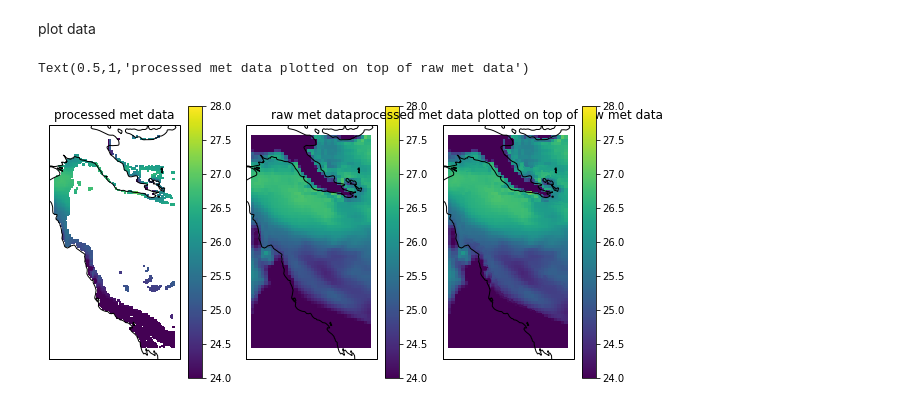
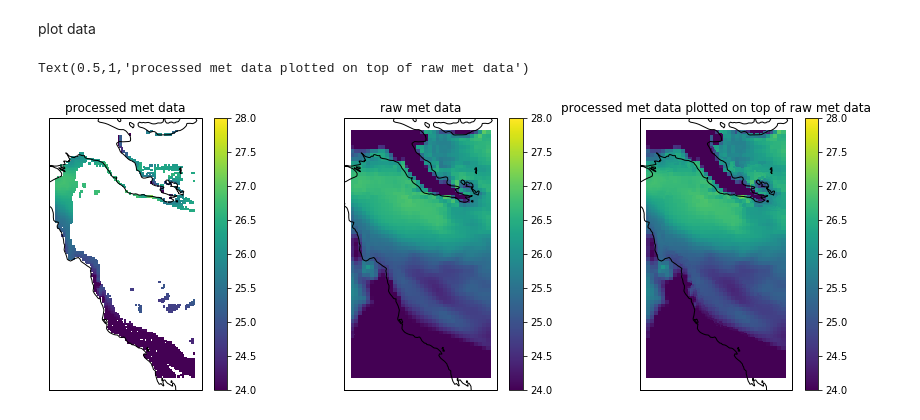
Before and after one commit to PaulHalloran/batmobile_jupyter_notebooks, a Jupyter notebook: s2p3_comparing_pre_and_post_processed_met.ipynb, the cells around one changed output. Drawn from its saved outputs; the diff is of its cells as text; code cells hidden in the pictures.

```diff
--- a/s2p3_comparing_pre_and_post_processed_met.ipynb
+++ b/s2p3_comparing_pre_and_post_processed_met.ipynb
@@ -73,26 +73,26 @@ plot data
 # %%
 
 
-fig = plt.figure(figsize=(10, 5))
+fig = plt.figure(figsize=(15, 5))
 
 ax = fig.add_subplot(1, 3, 1, projection=ccrs.PlateCarree())
 pl = ax.pcolormesh(lons_float,lats_float,np.flipud(np.rot90(data)),transform=ccrs.PlateCarree(),vmin=24.0,vmax=28.0)
 ax.coastlines('50m')
 plt.colorbar(pl)
 plt.title('processed met data')
 
 ax2 = fig.add_subplot(1, 3, 2, projection=ccrs.PlateCarree())
 pl2 = ax2.pcolormesh(era_cube_region.coord('longitude').points,era_cube_region.coord('latitude').points,era_cube_region.data,transform=ccrs.PlateCarree(),vmin=24.0,vmax=28.0)
 ax2.coastlines('50m')
 plt.colorbar(pl2)
 plt.title('raw met data')
 
 ax3 = fig.add_subplot(1, 3, 3, projection=ccrs.PlateCarree())
 pl3 = ax3.pcolormesh(era_cube_region.coord('longitude').points,era_cube_region.coord('latitude').points,era_cube_region.data,transform=ccrs.PlateCarree(),vmin=24.0,vmax=28.0)
 pl4 = ax3.pcolormesh(lons_float,lats_float,np.flipud(np.rot90(data)),transform=ccrs.PlateCarree(),vmin=24.0,vmax=28.0)
 ax3.coastlines('50m')
 plt.colorbar(pl3)
 plt.title('processed met data plotted on top of raw met data')
 # %% [output]
 Text(0.5,1,'processed met data plotted on top of raw met data')
-[figure, old version]
+[figure, new version]
```
